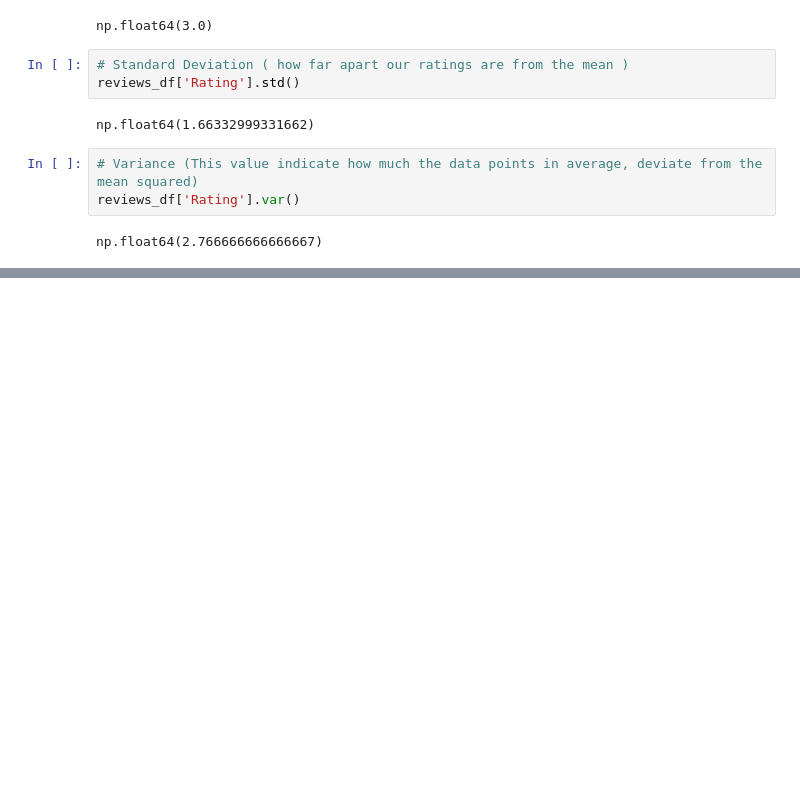
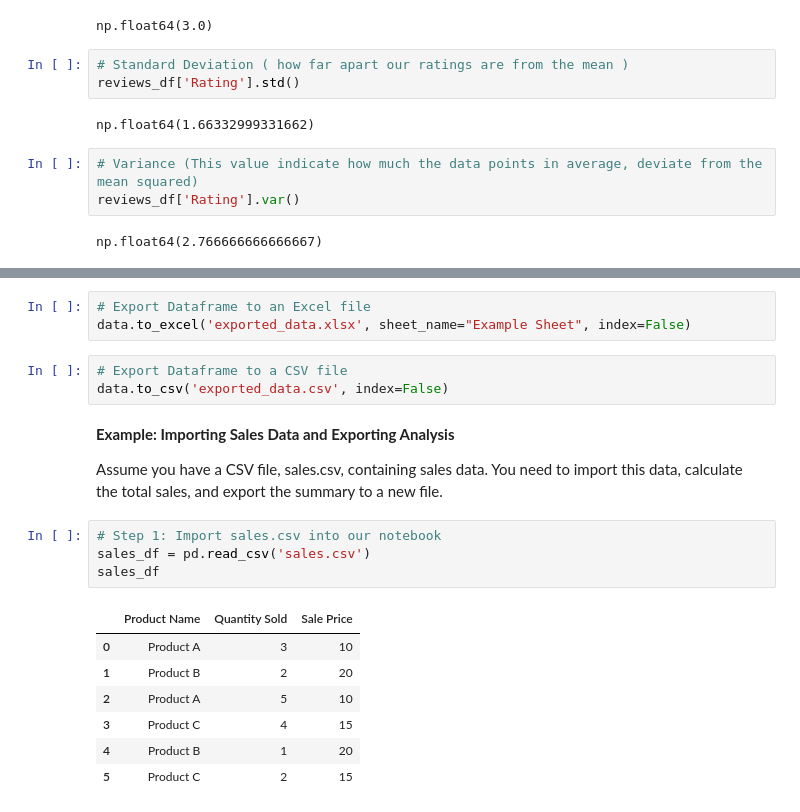
Before and after one commit to Lettush/DPT01, a Jupyter notebook: [5] Pandas/pandas_basics.ipynb, the cells around one changed output, grey strips where cells are left out. Saved outputs shown, nothing was run; the diff lists cells and outputs as text; blank space fills up the shorter version.

```diff
--- a/[5] Pandas/pandas_basics.ipynb
+++ b/[5] Pandas/pandas_basics.ipynb
@@ -510,0 +536,22 @@ np.float64(2.766666666666667)
+# %%
+# Export Dataframe to an Excel file
+data.to_excel('exported_data.xlsx', sheet_name="Example Sheet", index=False)
+# %%
+# Export Dataframe to a CSV file
+data.to_csv('exported_data.csv', index=False)
+# %% [markdown]
+**Example: Importing Sales Data and Exporting Analysis**
+
+Assume you have a CSV file, sales.csv, containing sales data. You need to import this data, calculate the total sales, and export the summary to a new file.
+# %%
+# Step 1: Import sales.csv into our notebook
+sales_df = pd.read_csv('sales.csv')
+sales_df
+# %% [output]
+|  | Product Name | Quantity Sold | Sale Price |
+| 0 | Product A | 3 | 10 |
+| 1 | Product B | 2 | 20 |
+| 2 | Product A | 5 | 10 |
+| 3 | Product C | 4 | 15 |
+| 4 | Product B | 1 | 20 |
+| 5 | Product C | 2 | 15 |
```
Also changed, not shown: parts of 13 cells of this notebook.
